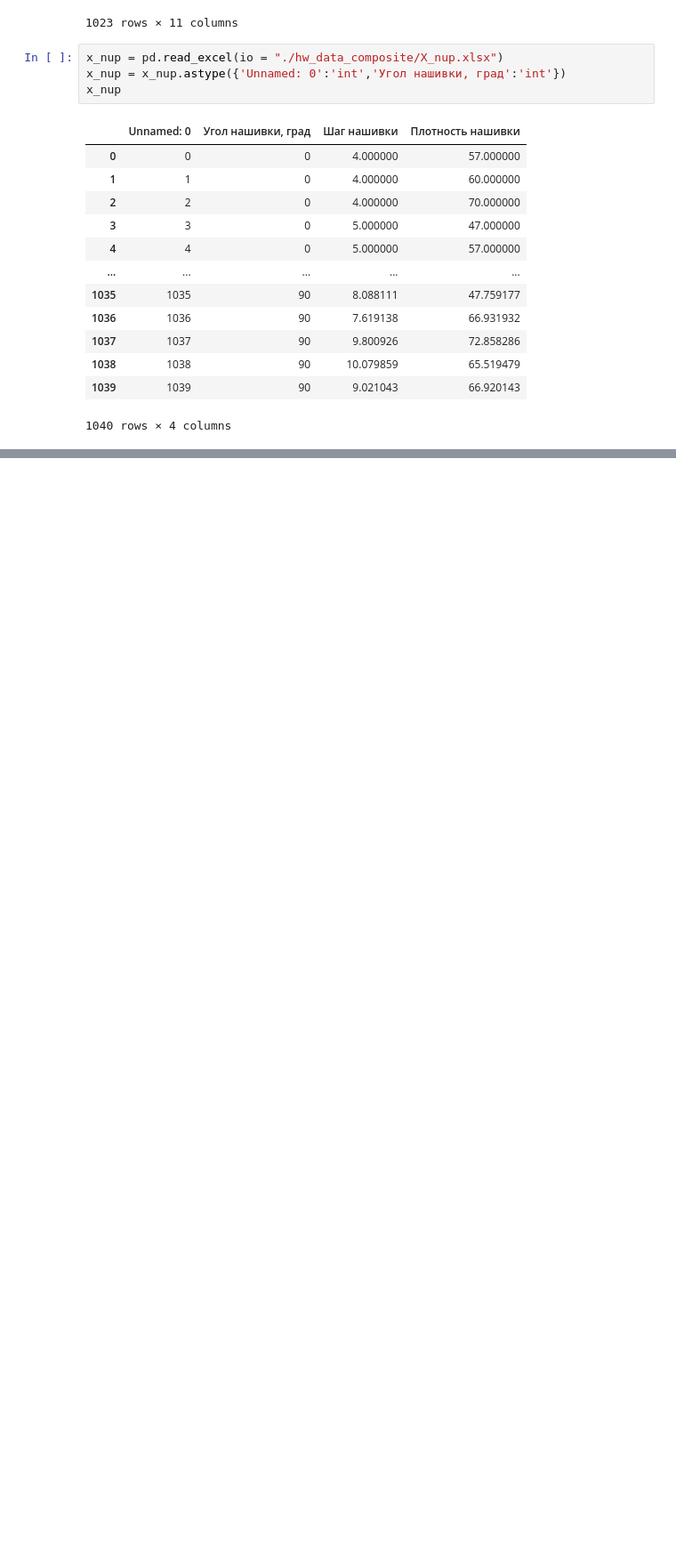
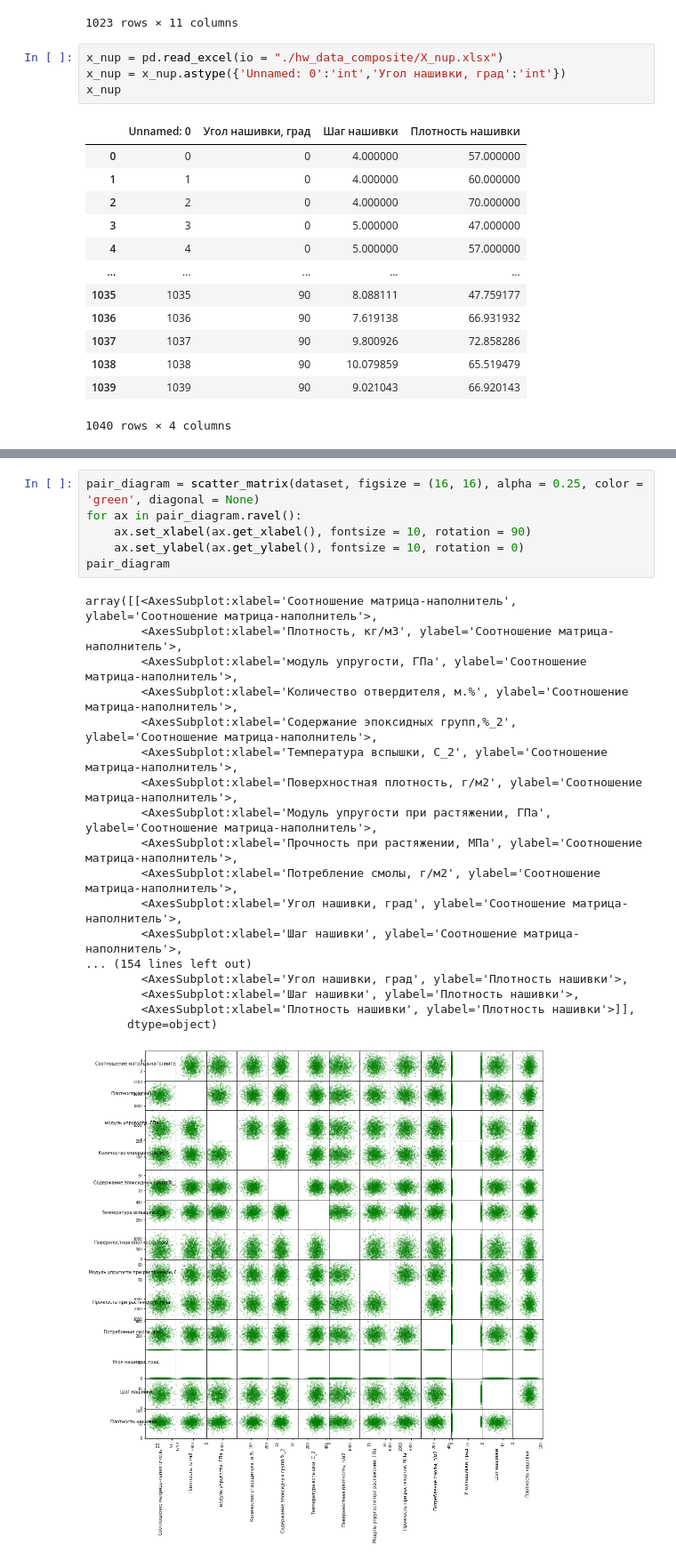
Before and after one commit to BolivandoJJ/ds-vkr, a Jupyter notebook: VKR.ipynb, the cells around one changed output, grey strips where cells are left out. Shown at 89% size. Cells and saved outputs as stored; diff of their text form; blank space fills up the shorter version.

```diff
--- a/VKR.ipynb
+++ b/VKR.ipynb
@@ -63,0 +159,25 @@ dataset
+# %%
+pair_diagram = scatter_matrix(dataset, figsize = (16, 16), alpha = 0.25, color = 'green', diagonal = None)
+for ax in pair_diagram.ravel():
+    ax.set_xlabel(ax.get_xlabel(), fontsize = 10, rotation = 90)
+    ax.set_ylabel(ax.get_ylabel(), fontsize = 10, rotation = 0)
+pair_diagram
+# %% [output]
+array([[<AxesSubplot:xlabel='Соотношение матрица-наполнитель', ylabel='Соотношение матрица-наполнитель'>,
+        <AxesSubplot:xlabel='Плотность, кг/м3', ylabel='Соотношение матрица-наполнитель'>,
+        <AxesSubplot:xlabel='модуль упругости, ГПа', ylabel='Соотношение матрица-наполнитель'>,
+        <AxesSubplot:xlabel='Количество отвердителя, м.%', ylabel='Соотношение матрица-наполнитель'>,
+        <AxesSubplot:xlabel='Содержание эпоксидных групп,%_2', ylabel='Соотношение матрица-наполнитель'>,
+        <AxesSubplot:xlabel='Температура вспышки, С_2', ylabel='Соотношение матрица-наполнитель'>,
+        <AxesSubplot:xlabel='Поверхностная плотность, г/м2', ylabel='Соотношение матрица-наполнитель'>,
+        <AxesSubplot:xlabel='Модуль упругости при растяжении, ГПа', ylabel='Соотношение матрица-наполнитель'>,
+        <AxesSubplot:xlabel='Прочность при растяжении, МПа', ylabel='Соотношение матрица-наполнитель'>,
+        <AxesSubplot:xlabel='Потребление смолы, г/м2', ylabel='Соотношение матрица-наполнитель'>,
+        <AxesSubplot:xlabel='Угол нашивки, град', ylabel='Соотношение матрица-наполнитель'>,
+        <AxesSubplot:xlabel='Шаг нашивки', ylabel='Соотношение матрица-наполнитель'>,
+... (154 lines left out)
+        <AxesSubplot:xlabel='Угол нашивки, град', ylabel='Плотность нашивки'>,
+        <AxesSubplot:xlabel='Шаг нашивки', ylabel='Плотность нашивки'>,
+        <AxesSubplot:xlabel='Плотность нашивки', ylabel='Плотность нашивки'>]],
+      dtype=object)
+[figure, added]
```
Also changed, not shown: parts of 11 cells of this notebook.
